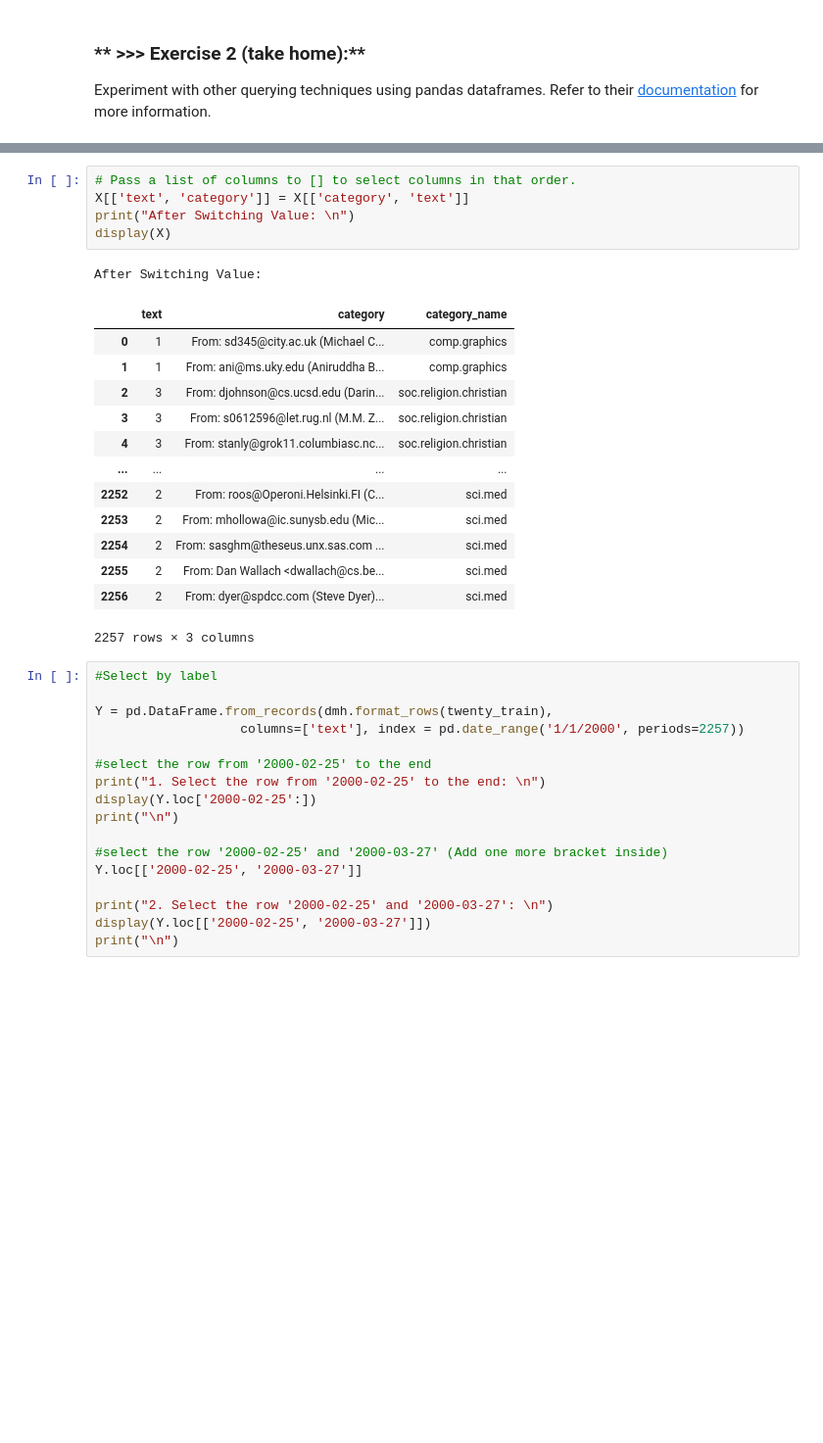
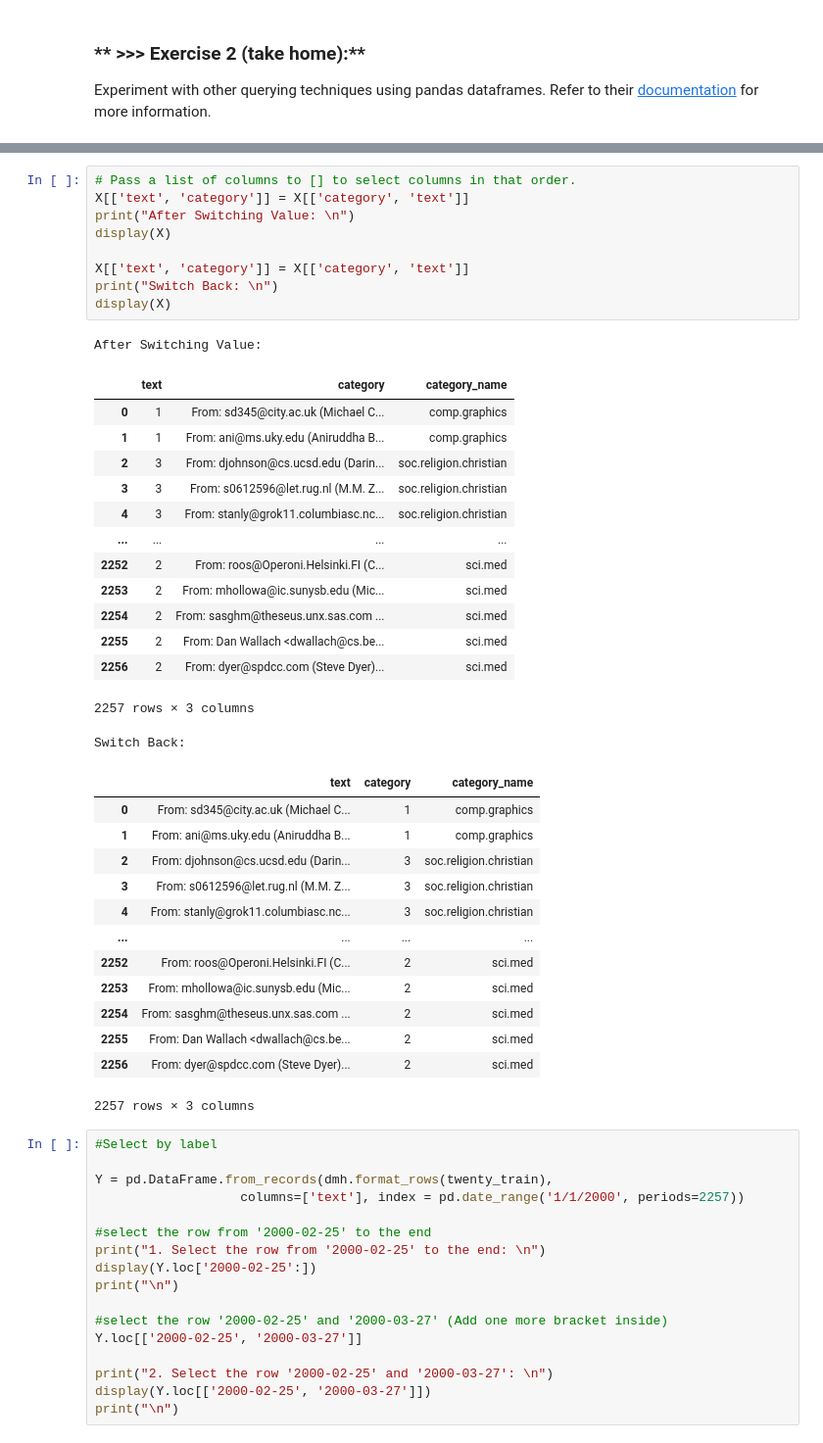
Before and after one commit to YiChiChao/DM2022-Lab1-Master, a Jupyter notebook: DM2022-Lab1-Master.ipynb, the cells around one changed output, grey strips where cells are left out. Shown at 98% size. Cells and saved outputs as stored; diff of their text form; blank space fills up the shorter version.

```diff
--- a/DM2022-Lab1-Master.ipynb
+++ b/DM2022-Lab1-Master.ipynb
@@ -388,23 +388,41 @@ X[:2250:-1]
 # %%
 # Pass a list of columns to [] to select columns in that order.
 X[['text', 'category']] = X[['category', 'text']]
 print("After Switching Value: \n")
 display(X)
+
+X[['text', 'category']] = X[['category', 'text']]
+print("Switch Back: \n")
+display(X)
 # %% [output]
 After Switching Value:
 |  | text | category | category_name |
 | 0 | 1 | From: sd345@city.ac.uk (Michael C... | comp.graphics |
 | 1 | 1 | From: ani@ms.uky.edu (Aniruddha B... | comp.graphics |
 | 2 | 3 | From: djohnson@cs.ucsd.edu (Darin... | soc.religion.christian |
 | 3 | 3 | From: s0612596@let.rug.nl (M.M. Z... | soc.religion.christian |
 | 4 | 3 | From: stanly@grok11.columbiasc.nc... | soc.religion.christian |
 | ... | ... | ... | ... |
 | 2252 | 2 | From: roos@Operoni.Helsinki.FI (C... | sci.med |
 | 2253 | 2 | From: mhollowa@ic.sunysb.edu (Mic... | sci.med |
 | 2254 | 2 | From: sasghm@theseus.unx.sas.com ... | sci.med |
 | 2255 | 2 | From: Dan Wallach <dwallach@cs.be... | sci.med |
 | 2256 | 2 | From: dyer@spdcc.com (Steve Dyer)... | sci.med |
 2257 rows × 3 columns
+Switch Back:
+|  | text | category | category_name |
+| 0 | From: sd345@city.ac.uk (Michael C... | 1 | comp.graphics |
+| 1 | From: ani@ms.uky.edu (Aniruddha B... | 1 | comp.graphics |
+| 2 | From: djohnson@cs.ucsd.edu (Darin... | 3 | soc.religion.christian |
+| 3 | From: s0612596@let.rug.nl (M.M. Z... | 3 | soc.religion.christian |
+| 4 | From: stanly@grok11.columbiasc.nc... | 3 | soc.religion.christian |
+| ... | ... | ... | ... |
+| 2252 | From: roos@Operoni.Helsinki.FI (C... | 2 | sci.med |
+| 2253 | From: mhollowa@ic.sunysb.edu (Mic... | 2 | sci.med |
+| 2254 | From: sasghm@theseus.unx.sas.com ... | 2 | sci.med |
+| 2255 | From: Dan Wallach <dwallach@cs.be... | 2 | sci.med |
+| 2256 | From: dyer@spdcc.com (Steve Dyer)... | 2 | sci.med |
+2257 rows × 3 columns
 # %%
 #Select by label
 
```
Also changed, not shown: parts of 18 cells of this notebook.
